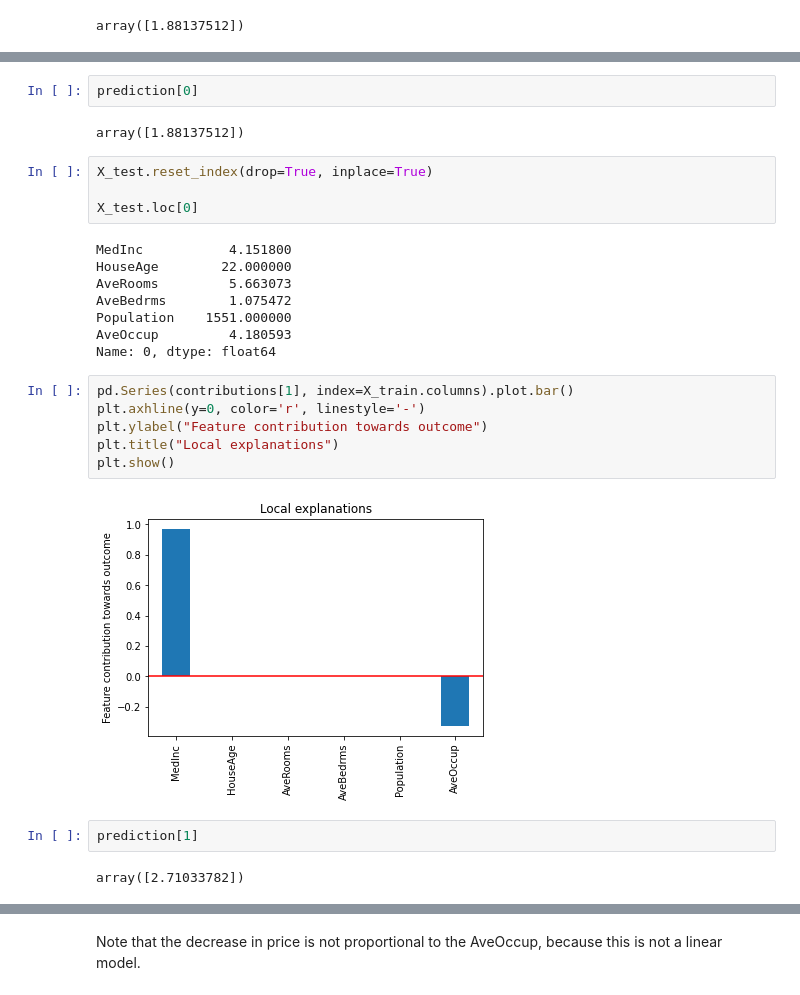
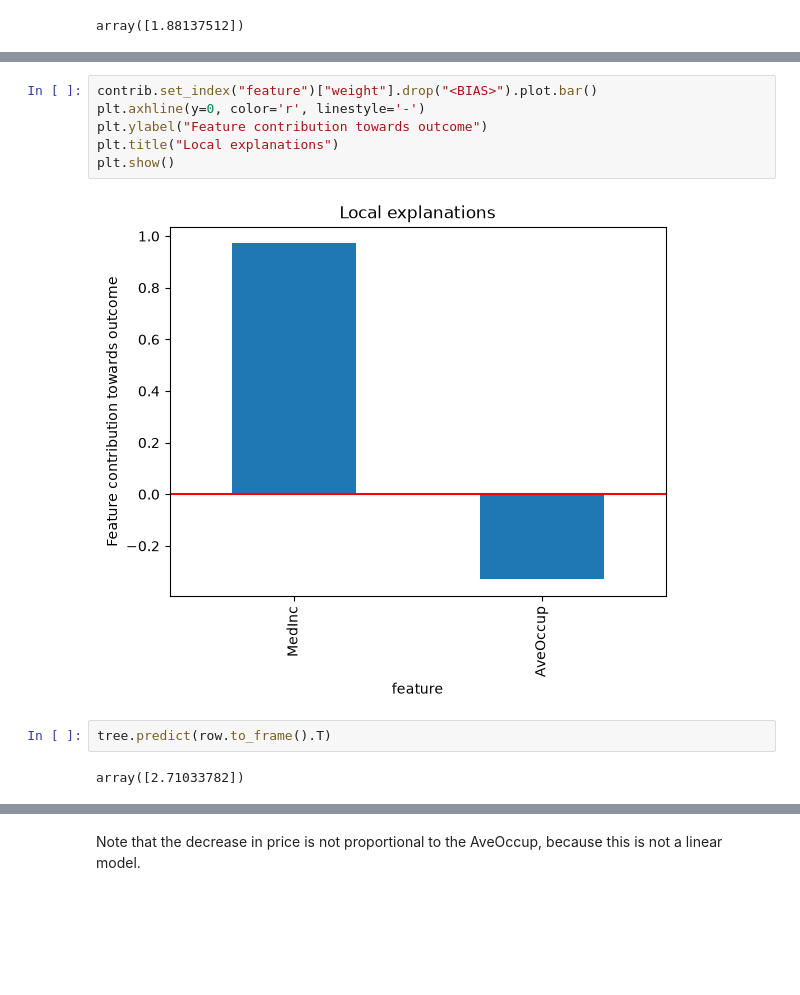
Before and after one commit to solegalli/machine-learning-interpretability, a Jupyter notebook: 06-decision-trees/2-decision-trees-regression-local.ipynb, the cells around one changed output, grey strips where cells are left out. Saved outputs shown, nothing was run; the diff lists cells and outputs as text; blank space fills up the shorter version.

```diff
--- a/06-decision-trees/2-decision-trees-regression-local.ipynb
+++ b/06-decision-trees/2-decision-trees-regression-local.ipynb
@@ -169,28 +189,12 @@ plt.show()
 # %%
-prediction[0]
+contrib.set_index("feature")["weight"].drop("<BIAS>").plot.bar()
+plt.axhline(y=0, color='r', linestyle='-')
+plt.ylabel("Feature contribution towards outcome")
+plt.title("Local explanations")
+plt.show()
 # %% [output]
-array([1.88137512])
+[figure, added]
 # %%
-X_test.reset_index(drop=True, inplace=True)
-
-X_test.loc[0]
+tree.predict(row.to_frame().T)
 # %% [output]
-MedInc           4.151800
-HouseAge        22.000000
-AveRooms         5.663073
-AveBedrms        1.075472
-Population    1551.000000
-AveOccup         4.180593
-Name: 0, dtype: float64
+array([2.71033782])
-# %%
-pd.Series(contributions[1], index=X_train.columns).plot.bar()
-plt.axhline(y=0, color='r', linestyle='-')
-plt.ylabel("Feature contribution towards outcome")
-plt.title("Local explanations")
-plt.show()
-# %% [output]
-[figure, removed]
-# %%
-prediction[1]
-# %% [output]
-array([2.71033782])
```
Also changed, not shown: parts of 11 cells of this notebook.
